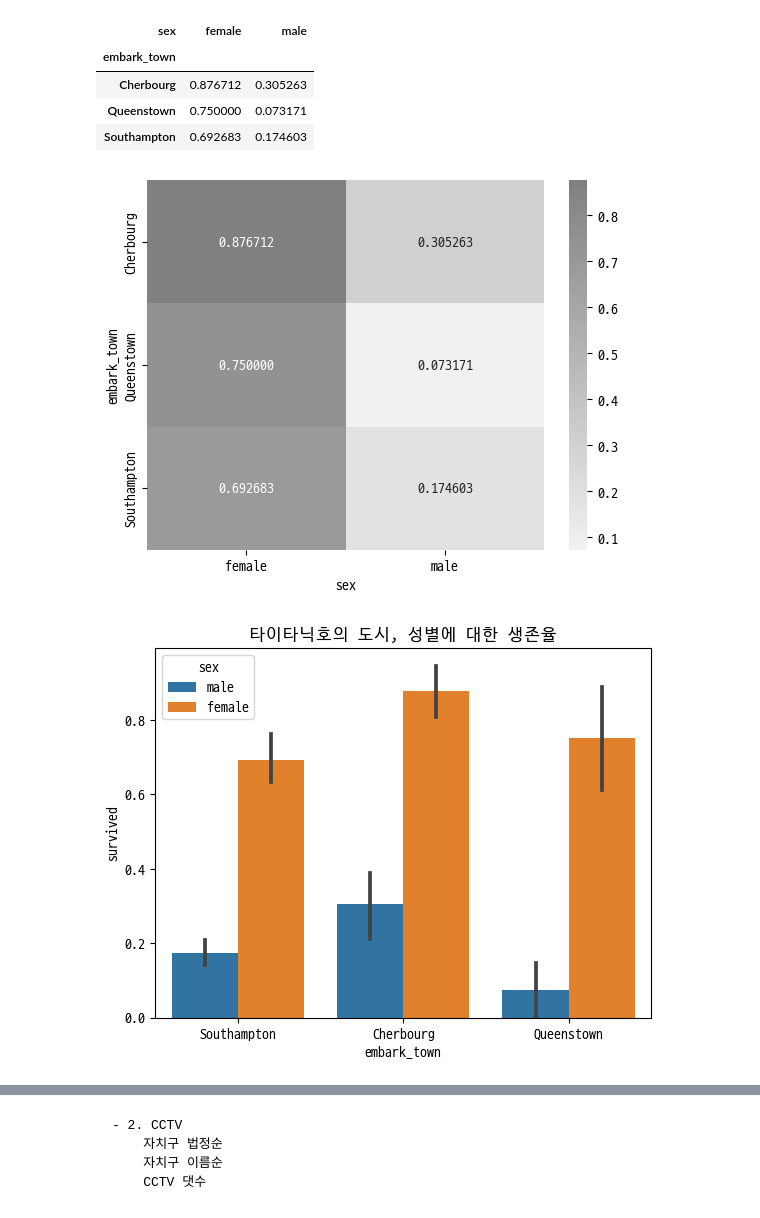
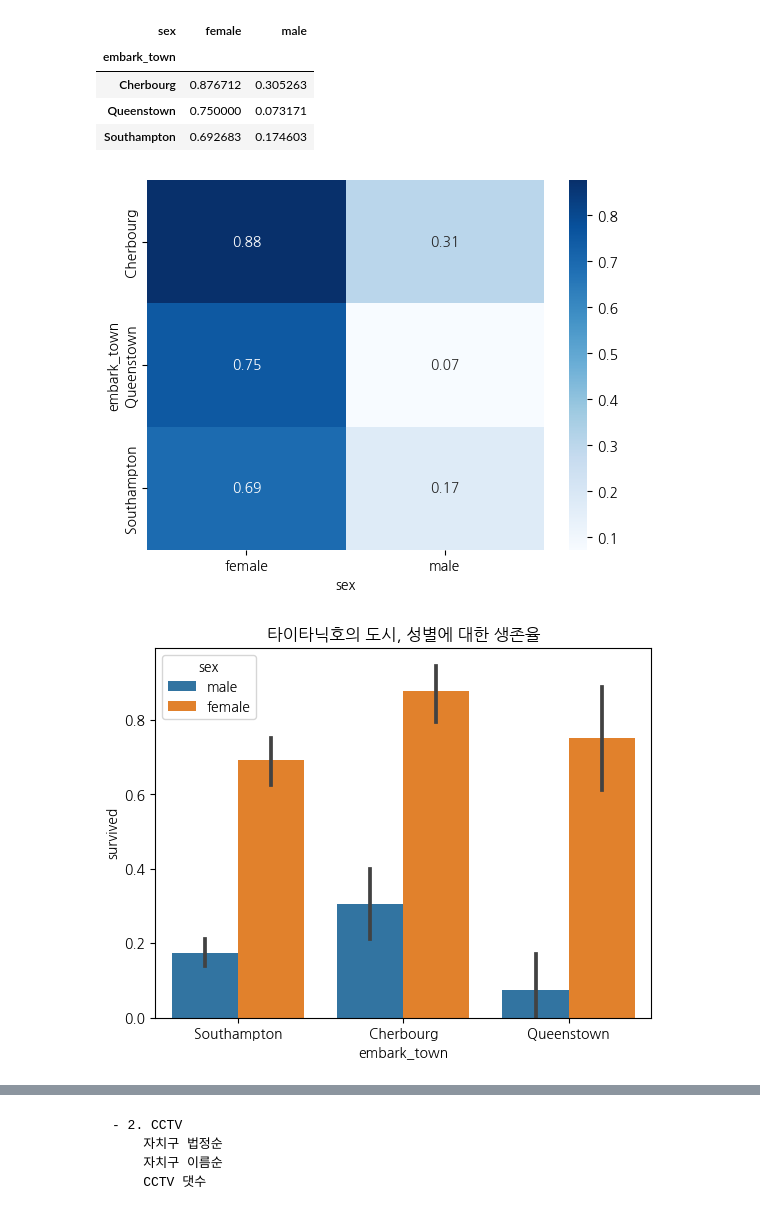
Before and after one commit to ssmpet/DataAnalysis_Lecture-2023.04, a Jupyter notebook: 03.시각화/05.Seaborn.ipynb, the cells around one changed output, grey strips where cells are left out. Drawn from its saved outputs; the diff is of its cells as text; code cells hidden in the pictures.

Commit message:
DataAnalysis

```diff
--- a/03.시각화/05.Seaborn.ipynb
+++ b/03.시각화/05.Seaborn.ipynb
@@ -10,9 +10,13 @@ import matplotlib.font_manager as fm
 # plt.rcParams['font.family'] = 'Malgun Gothic'
 plt.rcParams['axes.unicode_minus'] = False
 
-path = 'C:/Users/YOnSAI/AppData/Local/Microsoft/Windows/Fonts'
-fm.fontManager.addfont(path + '/D2Coding-Ver1.3.2-20180524.ttf')
-plt.rcParams['font.family'] = 'D2Coding'
+# path = 'C:/Users/YOnSAI/AppData/Local/Microsoft/Windows/Fonts'
+# fm.fontManager.addfont(path + '/D2Coding-Ver1.3.2-20180524.ttf')
+# plt.rcParams['font.family'] = 'D2Coding'
+
+path = 'C:\\Users\\sujung\\AppData\\Local\\Microsoft\\Windows\\Fonts'   # 집
+fm.fontManager.addfont(path + '\\NanumGothic.ttf')
+plt.rcParams['font.family'] = 'NanumGothic'
 # %%
 iris = sns.load_dataset("iris")         # 붓꽃 데이터
 titanic = sns.load_dataset("titanic")   # 타이타닉호 데이터
@@ -302,13 +304,16 @@ tp
 | Queenstown | 0.750000 | 0.073171 |
 | Southampton | 0.692683 | 0.174603 |
 # %%
-sns.heatmap(tp, cmap=sns.light_palette('gray', as_cmap=True), annot=True, fmt='f');
+
+sns.heatmap(tp, cmap='Blues', annot=True, fmt='.2f')
+plt.show()
 # %% [output]
-[figure, old version]
+[figure, new version]
 # %%
-sns.barplot(x='embark_town', y='survived', hue='sex', data=titanic);
-plt.title('타이타닉호의 도시, 성별에 대한 생존율');
+sns.barplot(x='embark_town', y='survived', hue='sex', data=titanic)
+plt.title('타이타닉호의 도시, 성별에 대한 생존율')
+plt.show()
 # %% [output]
-[figure, old version]
+[figure, new version]
 # %%
 sns.displot(x='age', rug=True, kde=True, data=titanic)
```
Also changed, not shown: parts of 23 cells of this notebook, 2 other files.
